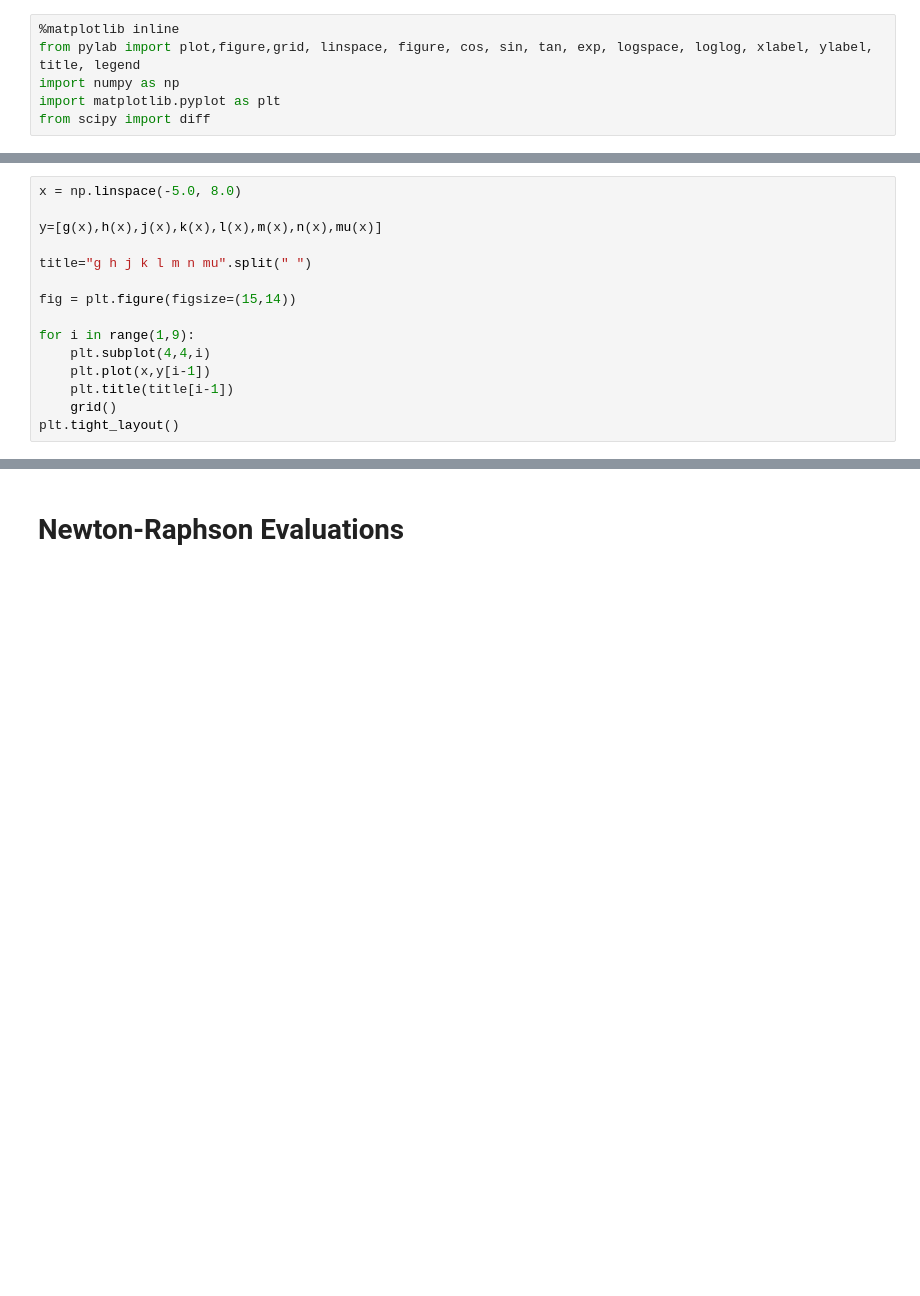
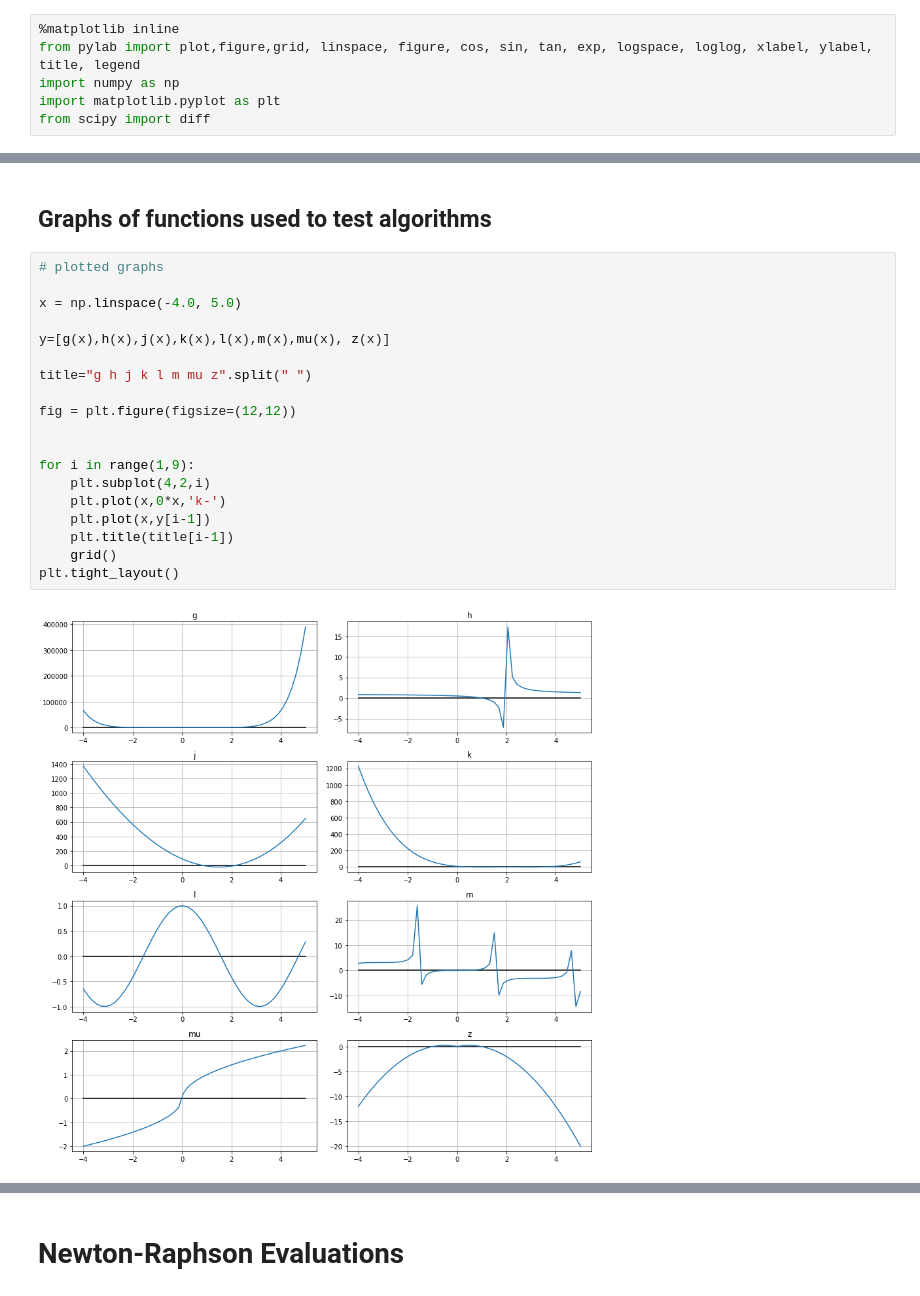
Before and after one commit to Charoula-Kyriakides/Physics, a Jupyter notebook: Mini_Project_1.ipynb, the cells around one changed output, grey strips where cells are left out. Saved outputs shown, nothing was run; the diff lists cells and outputs as text; blank space fills up the shorter version.

```diff
--- a/Mini_Project_1.ipynb
+++ b/Mini_Project_1.ipynb
@@ -185,15 +43,0 @@ mup = np.vectorize(mup)
-# %%
-x = np.linspace(-5.0, 8.0)
-
-y=[g(x),h(x),j(x),k(x),l(x),m(x),n(x),mu(x)]
-
-title="g h j k l m n mu".split(" ")
-
-fig = plt.figure(figsize=(15,14))
-
-for i in range(1,9):
-    plt.subplot(4,4,i)
-    plt.plot(x,y[i-1])
-    plt.title(title[i-1])
-    grid()
-plt.tight_layout()
@@ -266,0 +159,23 @@ nm7 = newton_iteration(m,n,7)
+# %% [markdown]
+## Graphs of functions used to test algorithms
+# %%
+# plotted graphs
+
+x = np.linspace(-4.0, 5.0)
+
+y=[g(x),h(x),j(x),k(x),l(x),m(x),mu(x), z(x)]
+
+title="g h j k l m mu z".split(" ")
+
+fig = plt.figure(figsize=(12,12))
+
+
+for i in range(1,9):
+    plt.subplot(4,2,i)
+    plt.plot(x,0*x,'k-')
+    plt.plot(x,y[i-1])
+    plt.title(title[i-1])
+    grid()
+plt.tight_layout()
+# %% [output]
+[figure, added]
```
Also changed, not shown: parts of 58 cells of this notebook.
